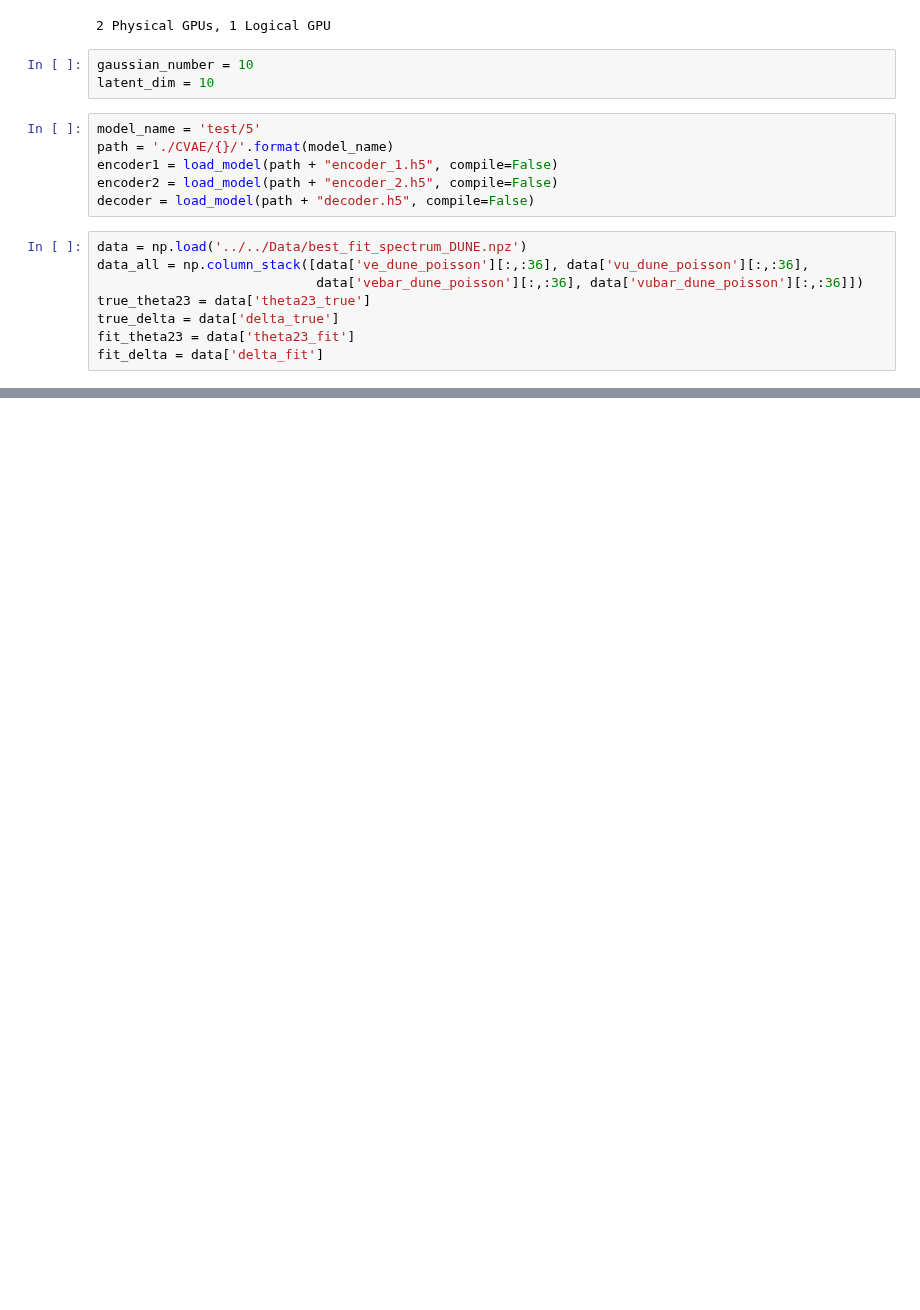
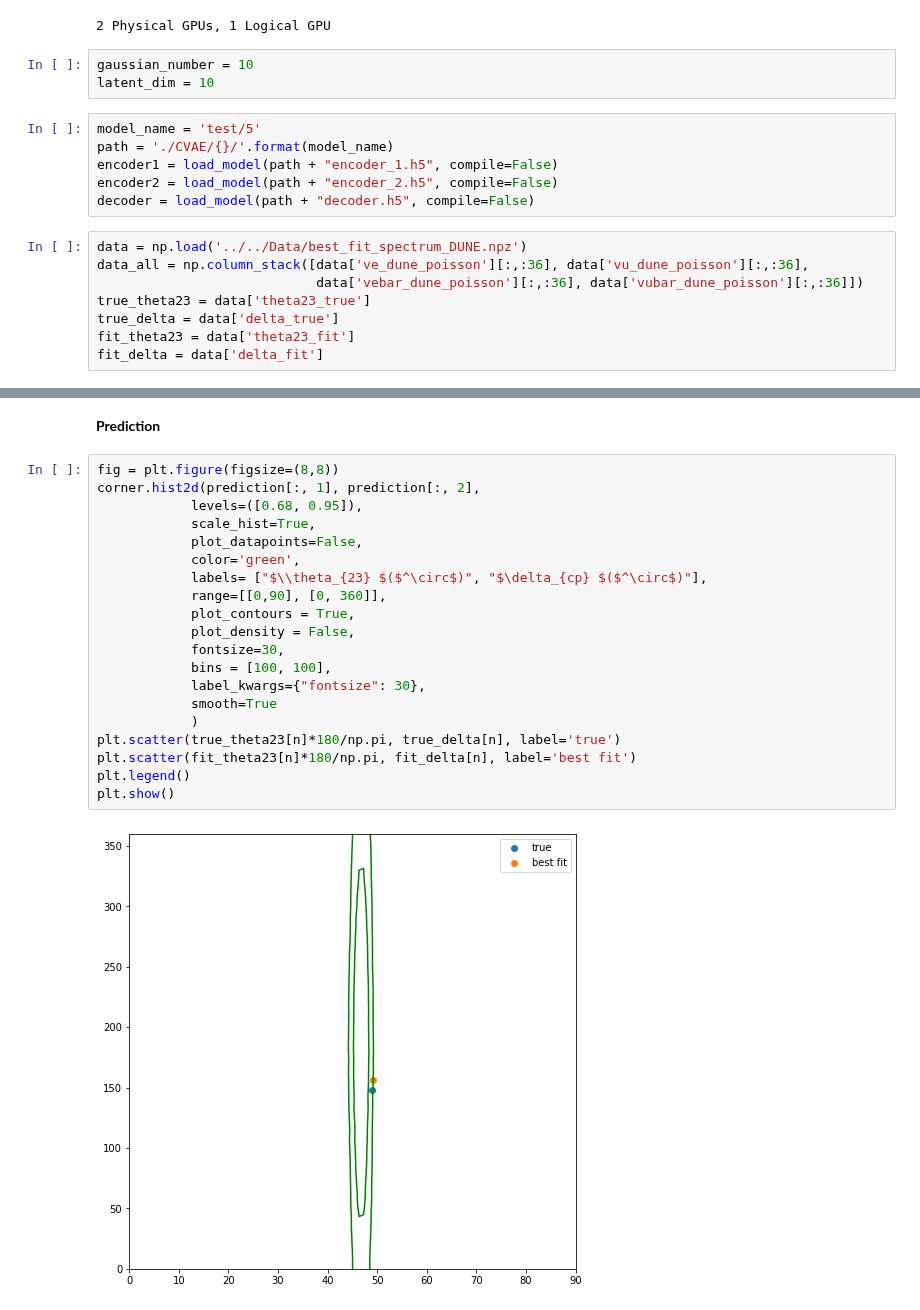
Before and after one commit to davidho27941/ML4NO, a Jupyter notebook: ML_DUNE/Regression/true_ML_BestFit_CVAE.ipynb, the cells around one changed output, grey strips where cells are left out. Saved outputs shown, nothing was run; the diff lists cells and outputs as text; blank space fills up the shorter version.

```diff
--- a/ML_DUNE/Regression/true_ML_BestFit_CVAE.ipynb
+++ b/ML_DUNE/Regression/true_ML_BestFit_CVAE.ipynb
@@ -100,0 +159,24 @@ plt.show()
+# %% [markdown]
+**Prediction**
+# %%
+fig = plt.figure(figsize=(8,8))
+corner.hist2d(prediction[:, 1], prediction[:, 2],
+            levels=([0.68, 0.95]),
+            scale_hist=True,
+            plot_datapoints=False,
+            color='green',
+            labels= ["$\\theta_{23} $($^\circ$)", "$\delta_{cp} $($^\circ$)"],
+            range=[[0,90], [0, 360]],
+            plot_contours = True,
+            plot_density = False,
+            fontsize=30,
+            bins = [100, 100],
+            label_kwargs={"fontsize": 30},
+            smooth=True
+            )
+plt.scatter(true_theta23[n]*180/np.pi, true_delta[n], label='true')
+plt.scatter(fit_theta23[n]*180/np.pi, fit_delta[n], label='best fit')
+plt.legend()
+plt.show()
+# %% [output]
+[figure, added]
```
Also changed, not shown: parts of 9 cells of this notebook, 4 other files.
